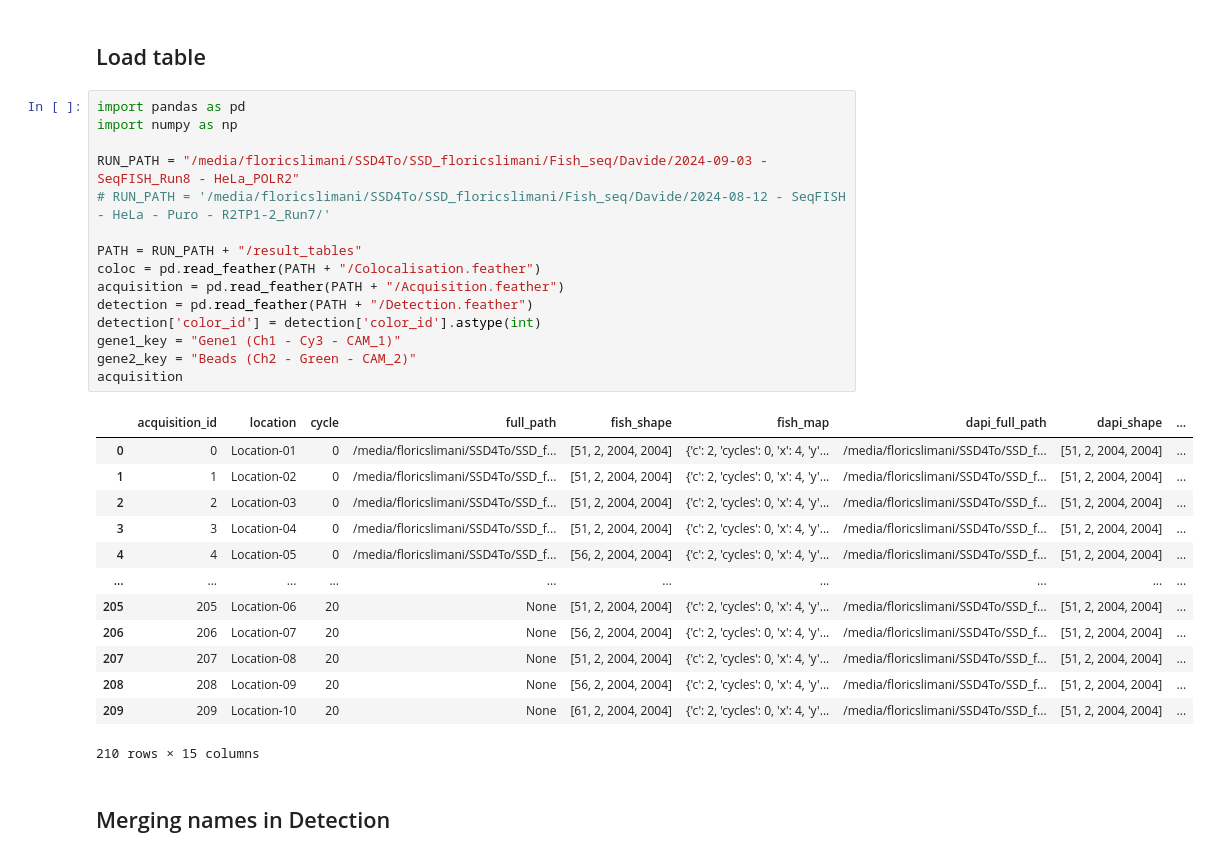
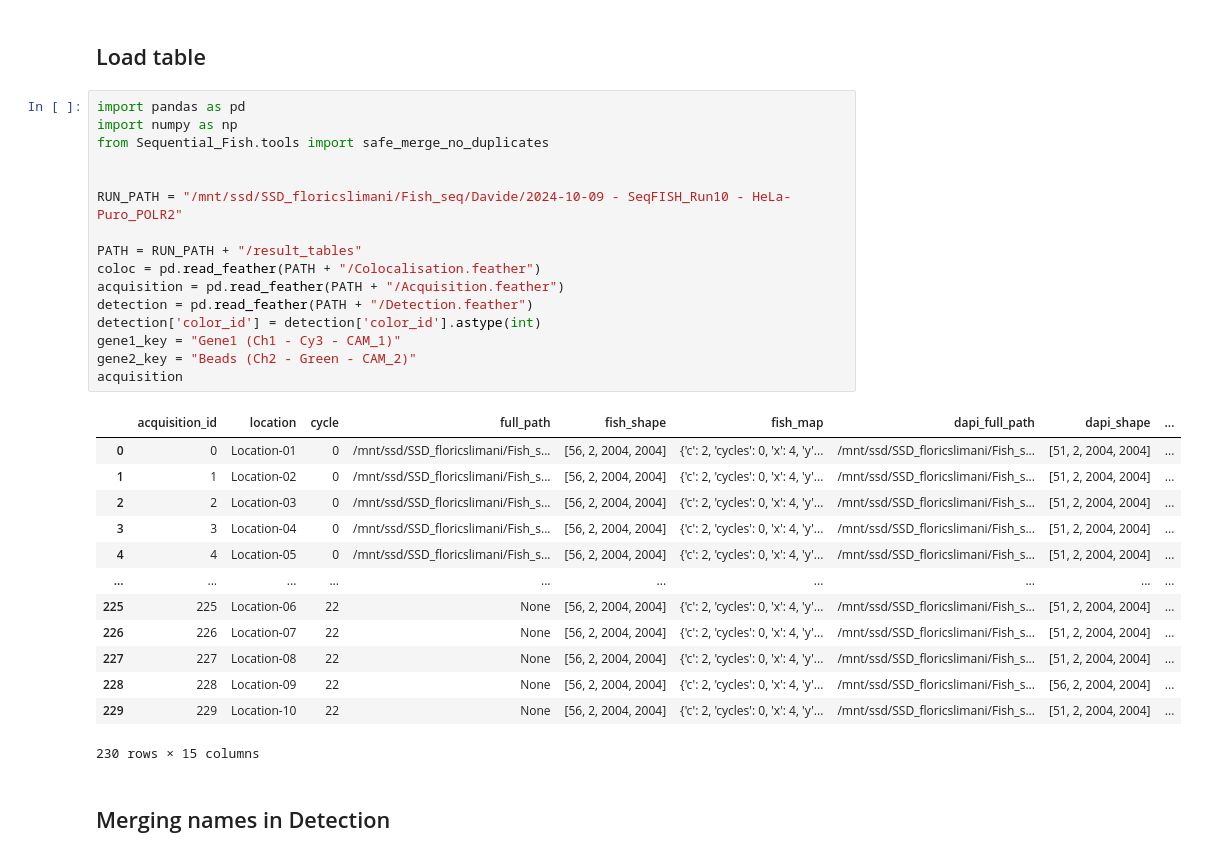
Before and after one commit to 2Echoes/Sequential_Fish, a Jupyter notebook: analysis/testing_notebooks/graphs.ipynb, the cells around one changed output. Drawn from its saved outputs; the diff is of its cells as text.

```diff
--- a/analysis/testing_notebooks/graphs.ipynb
+++ b/analysis/testing_notebooks/graphs.ipynb
@@ -5,32 +5,33 @@
 # %%
 import pandas as pd
 import numpy as np
+from Sequential_Fish.tools import safe_merge_no_duplicates
 
-RUN_PATH = "/media/floricslimani/SSD4To/SSD_floricslimani/Fish_seq/Davide/2024-09-03 - SeqFISH_Run8 - HeLa_POLR2"
-# RUN_PATH = '/media/floricslimani/SSD4To/SSD_floricslimani/Fish_seq/Davide/2024-08-12 - SeqFISH - HeLa - Puro - R2TP1-2_Run7/'
+
+RUN_PATH = "/mnt/ssd/SSD_floricslimani/Fish_seq/Davide/2024-10-09 - SeqFISH_Run10 - HeLa-Puro_POLR2"
 
 PATH = RUN_PATH + "/result_tables"
 coloc = pd.read_feather(PATH + "/Colocalisation.feather")
 acquisition = pd.read_feather(PATH + "/Acquisition.feather")
 detection = pd.read_feather(PATH + "/Detection.feather")
 detection['color_id'] = detection['color_id'].astype(int)
 gene1_key = "Gene1 (Ch1 - Cy3 - CAM_1)"
 gene2_key = "Beads (Ch2 - Green - CAM_2)"
 acquisition
 # %% [output]
 |  | acquisition_id | location | cycle | full_path | fish_shape | fish_map | dapi_full_path | dapi_shape | ... |
-| 0 | 0 | Location-01 | 0 | /media/floricslimani/SSD4To/SSD_f... | [51, 2, 2004, 2004] | {'c': 2, 'cycles': 0, 'x': 4, 'y'... | /media/floricslimani/SSD4To/SSD_f... | [51, 2, 2004, 2004] | ... |
-| 1 | 1 | Location-02 | 0 | /media/floricslimani/SSD4To/SSD_f... | [51, 2, 2004, 2004] | {'c': 2, 'cycles': 0, 'x': 4, 'y'... | /media/floricslimani/SSD4To/SSD_f... | [51, 2, 2004, 2004] | ... |
-| 2 | 2 | Location-03 | 0 | /media/floricslimani/SSD4To/SSD_f... | [51, 2, 2004, 2004] | {'c': 2, 'cycles': 0, 'x': 4, 'y'... | /media/floricslimani/SSD4To/SSD_f... | [51, 2, 2004, 2004] | ... |
-| 3 | 3 | Location-04 | 0 | /media/floricslimani/SSD4To/SSD_f... | [51, 2, 2004, 2004] | {'c': 2, 'cycles': 0, 'x': 4, 'y'... | /media/floricslimani/SSD4To/SSD_f... | [51, 2, 2004, 2004] | ... |
-| 4 | 4 | Location-05 | 0 | /media/floricslimani/SSD4To/SSD_f... | [56, 2, 2004, 2004] | {'c': 2, 'cycles': 0, 'x': 4, 'y'... | /media/floricslimani/SSD4To/SSD_f... | [51, 2, 2004, 2004] | ... |
+| 0 | 0 | Location-01 | 0 | /mnt/ssd/SSD_floricslimani/Fish_s... | [56, 2, 2004, 2004] | {'c': 2, 'cycles': 0, 'x': 4, 'y'... | /mnt/ssd/SSD_floricslimani/Fish_s... | [51, 2, 2004, 2004] | ... |
+| 1 | 1 | Location-02 | 0 | /mnt/ssd/SSD_floricslimani/Fish_s... | [56, 2, 2004, 2004] | {'c': 2, 'cycles': 0, 'x': 4, 'y'... | /mnt/ssd/SSD_floricslimani/Fish_s... | [51, 2, 2004, 2004] | ... |
+| 2 | 2 | Location-03 | 0 | /mnt/ssd/SSD_floricslimani/Fish_s... | [56, 2, 2004, 2004] | {'c': 2, 'cycles': 0, 'x': 4, 'y'... | /mnt/ssd/SSD_floricslimani/Fish_s... | [51, 2, 2004, 2004] | ... |
+| 3 | 3 | Location-04 | 0 | /mnt/ssd/SSD_floricslimani/Fish_s... | [56, 2, 2004, 2004] | {'c': 2, 'cycles': 0, 'x': 4, 'y'... | /mnt/ssd/SSD_floricslimani/Fish_s... | [51, 2, 2004, 2004] | ... |
+| 4 | 4 | Location-05 | 0 | /mnt/ssd/SSD_floricslimani/Fish_s... | [56, 2, 2004, 2004] | {'c': 2, 'cycles': 0, 'x': 4, 'y'... | /mnt/ssd/SSD_floricslimani/Fish_s... | [51, 2, 2004, 2004] | ... |
 | ... | ... | ... | ... | ... | ... | ... | ... | ... | ... |
-| 205 | 205 | Location-06 | 20 | None | [51, 2, 2004, 2004] | {'c': 2, 'cycles': 0, 'x': 4, 'y'... | /media/floricslimani/SSD4To/SSD_f... | [51, 2, 2004, 2004] | ... |
-| 206 | 206 | Location-07 | 20 | None | [56, 2, 2004, 2004] | {'c': 2, 'cycles': 0, 'x': 4, 'y'... | /media/floricslimani/SSD4To/SSD_f... | [51, 2, 2004, 2004] | ... |
-| 207 | 207 | Location-08 | 20 | None | [51, 2, 2004, 2004] | {'c': 2, 'cycles': 0, 'x': 4, 'y'... | /media/floricslimani/SSD4To/SSD_f... | [51, 2, 2004, 2004] | ... |
-| 208 | 208 | Location-09 | 20 | None | [56, 2, 2004, 2004] | {'c': 2, 'cycles': 0, 'x': 4, 'y'... | /media/floricslimani/SSD4To/SSD_f... | [51, 2, 2004, 2004] | ... |
-| 209 | 209 | Location-10 | 20 | None | [61, 2, 2004, 2004] | {'c': 2, 'cycles': 0, 'x': 4, 'y'... | /media/floricslimani/SSD4To/SSD_f... | [51, 2, 2004, 2004] | ... |
+| 225 | 225 | Location-06 | 22 | None | [56, 2, 2004, 2004] | {'c': 2, 'cycles': 0, 'x': 4, 'y'... | /mnt/ssd/SSD_floricslimani/Fish_s... | [51, 2, 2004, 2004] | ... |
+| 226 | 226 | Location-07 | 22 | None | [56, 2, 2004, 2004] | {'c': 2, 'cycles': 0, 'x': 4, 'y'... | /mnt/ssd/SSD_floricslimani/Fish_s... | [51, 2, 2004, 2004] | ... |
+| 227 | 227 | Location-08 | 22 | None | [56, 2, 2004, 2004] | {'c': 2, 'cycles': 0, 'x': 4, 'y'... | /mnt/ssd/SSD_floricslimani/Fish_s... | [51, 2, 2004, 2004] | ... |
+| 228 | 228 | Location-09 | 22 | None | [56, 2, 2004, 2004] | {'c': 2, 'cycles': 0, 'x': 4, 'y'... | /mnt/ssd/SSD_floricslimani/Fish_s... | [56, 2, 2004, 2004] | ... |
+| 229 | 229 | Location-10 | 22 | None | [56, 2, 2004, 2004] | {'c': 2, 'cycles': 0, 'x': 4, 'y'... | /mnt/ssd/SSD_floricslimani/Fish_s... | [51, 2, 2004, 2004] | ... |
-210 rows × 15 columns
+230 rows × 15 columns
 # %% [markdown]
 ## Merging names in Detection
 # %%
```
Also changed, not shown: parts of 3 cells of this notebook, 24 other files.
